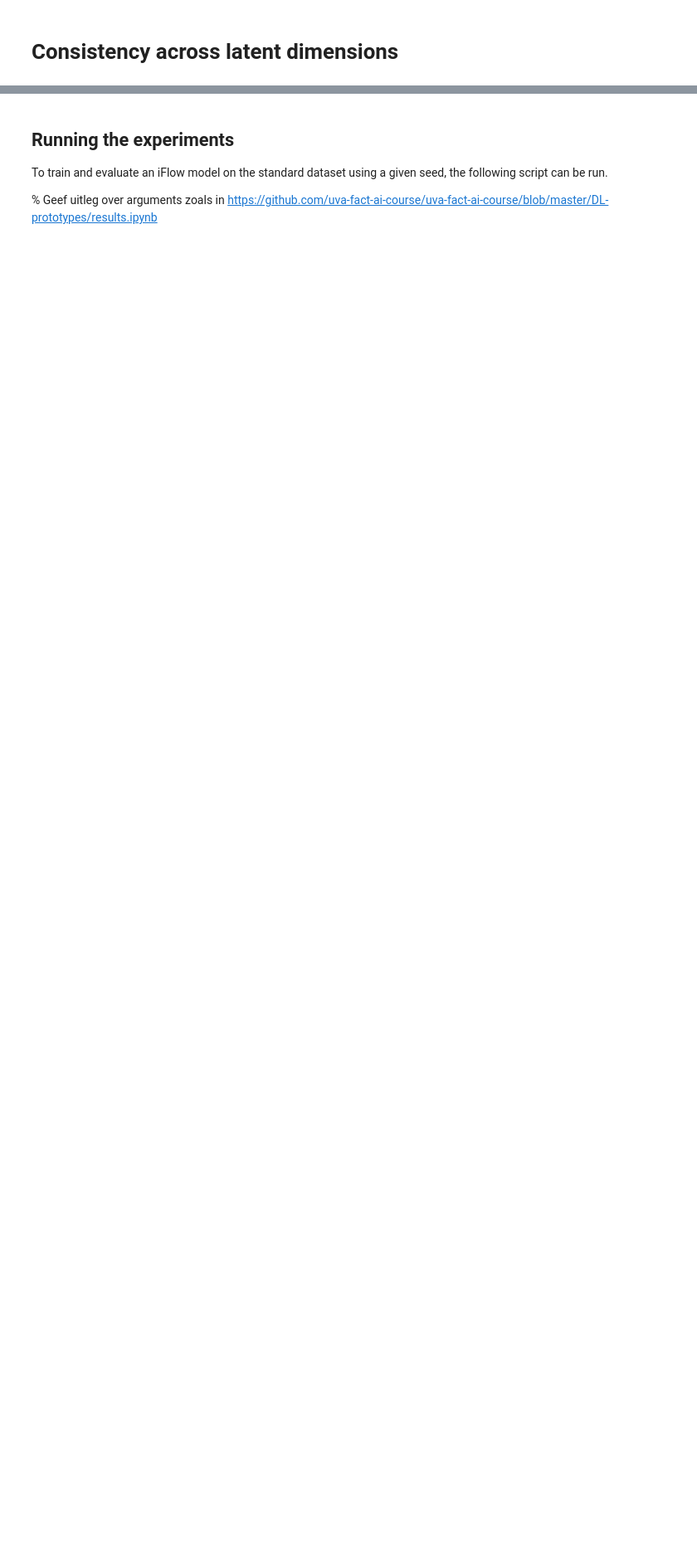
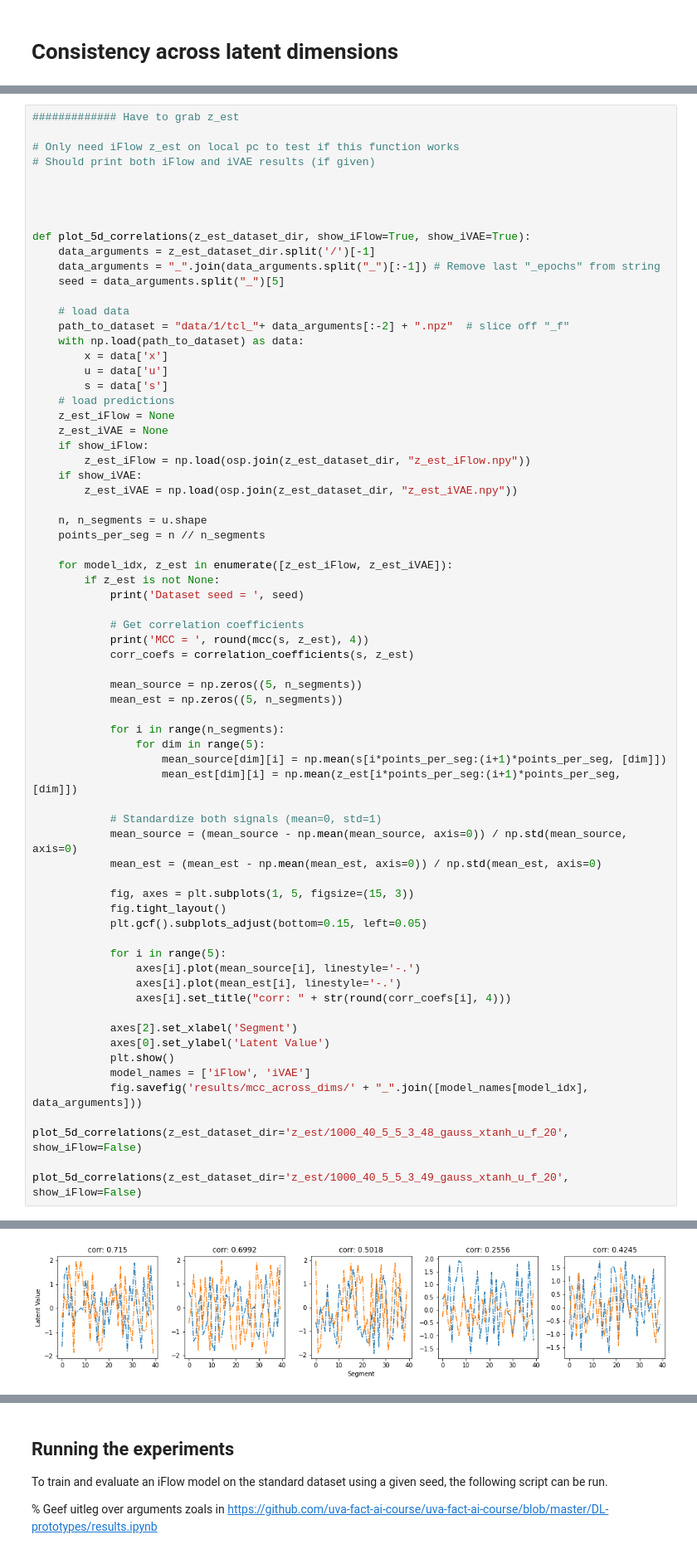
Before and after one commit to TimStolp/iFlow, a Jupyter notebook: results.ipynb, the cells around one changed output, grey strips where cells are left out. Shown: that part at 83% size. Drawn from its saved outputs; the diff is of its cells as text; blank space fills up the shorter version.

```diff
--- a/results.ipynb
+++ b/results.ipynb
@@ -105,0 +88,70 @@ TypeError: correlation_coefficients() missing 2 required positional arguments: '
+# %%
+############# Have to grab z_est
+
+# Only need iFlow z_est on local pc to test if this function works
+# Should print both iFlow and iVAE results (if given)
+
+
+
+
+def plot_5d_correlations(z_est_dataset_dir, show_iFlow=True, show_iVAE=True):
+    data_arguments = z_est_dataset_dir.split('/')[-1]
+    data_arguments = "_".join(data_arguments.split("_")[:-1]) # Remove last "_epochs" from string
+    seed = data_arguments.split("_")[5]
+
+    # load data
+    path_to_dataset = "data/1/tcl_"+ data_arguments[:-2] + ".npz"  # slice off "_f"
+    with np.load(path_to_dataset) as data:
+        x = data['x']
+        u = data['u']
+        s = data['s']
+    # load predictions
+    z_est_iFlow = None
+    z_est_iVAE = None
+    if show_iFlow:
+        z_est_iFlow = np.load(osp.join(z_est_dataset_dir, "z_est_iFlow.npy"))
+    if show_iVAE:
+        z_est_iVAE = np.load(osp.join(z_est_dataset_dir, "z_est_iVAE.npy"))
+
+    n, n_segments = u.shape
+    points_per_seg = n // n_segments
+
+    for model_idx, z_est in enumerate([z_est_iFlow, z_est_iVAE]):
+        if z_est is not None:
+            print('Dataset seed = ', seed)
+
+            # Get correlation coefficients
+            print('MCC = ', round(mcc(s, z_est), 4))
+            corr_coefs = correlation_coefficients(s, z_est)
+
+            mean_source = np.zeros((5, n_segments))
+            mean_est = np.zeros((5, n_segments))
+
+            for i in range(n_segments):
+                for dim in range(5):
+                    mean_source[dim][i] = np.mean(s[i*points_per_seg:(i+1)*points_per_seg, [dim]])
+                    mean_est[dim][i] = np.mean(z_est[i*points_per_seg:(i+1)*points_per_seg, [dim]])
+
+            # Standardize both signals (mean=0, std=1)
+            mean_source = (mean_source - np.mean(mean_source, axis=0)) / np.std(mean_source, axis=0)
+            mean_est = (mean_est - np.mean(mean_est, axis=0)) / np.std(mean_est, axis=0)
+
+            fig, axes = plt.subplots(1, 5, figsize=(15, 3))
+            fig.tight_layout()
+            plt.gcf().subplots_adjust(bottom=0.15, left=0.05)
+
+            for i in range(5):
+                axes[i].plot(mean_source[i], linestyle='-.')
+                axes[i].plot(mean_est[i], linestyle='-.')
+                axes[i].set_title("corr: " + str(round(corr_coefs[i], 4)))
+
+            axes[2].set_xlabel('Segment')
+            axes[0].set_ylabel('Latent Value')
+            plt.show()
+            model_names = ['iFlow', 'iVAE']
+            fig.savefig('results/mcc_across_dims/' + "_".join([model_names[model_idx], data_arguments]))
+
+plot_5d_correlations(z_est_dataset_dir='z_est/1000_40_5_5_3_48_gauss_xtanh_u_f_20', show_iFlow=False)
+
+plot_5d_correlations(z_est_dataset_dir='z_est/1000_40_5_5_3_49_gauss_xtanh_u_f_20', show_iFlow=False)
+# %% [output]
@@ -105,0 +160 @@ TypeError: correlation_coefficients() missing 2 required positional arguments: '
+[figure, added]
```
Also changed, not shown: parts of 8 cells of this notebook.
